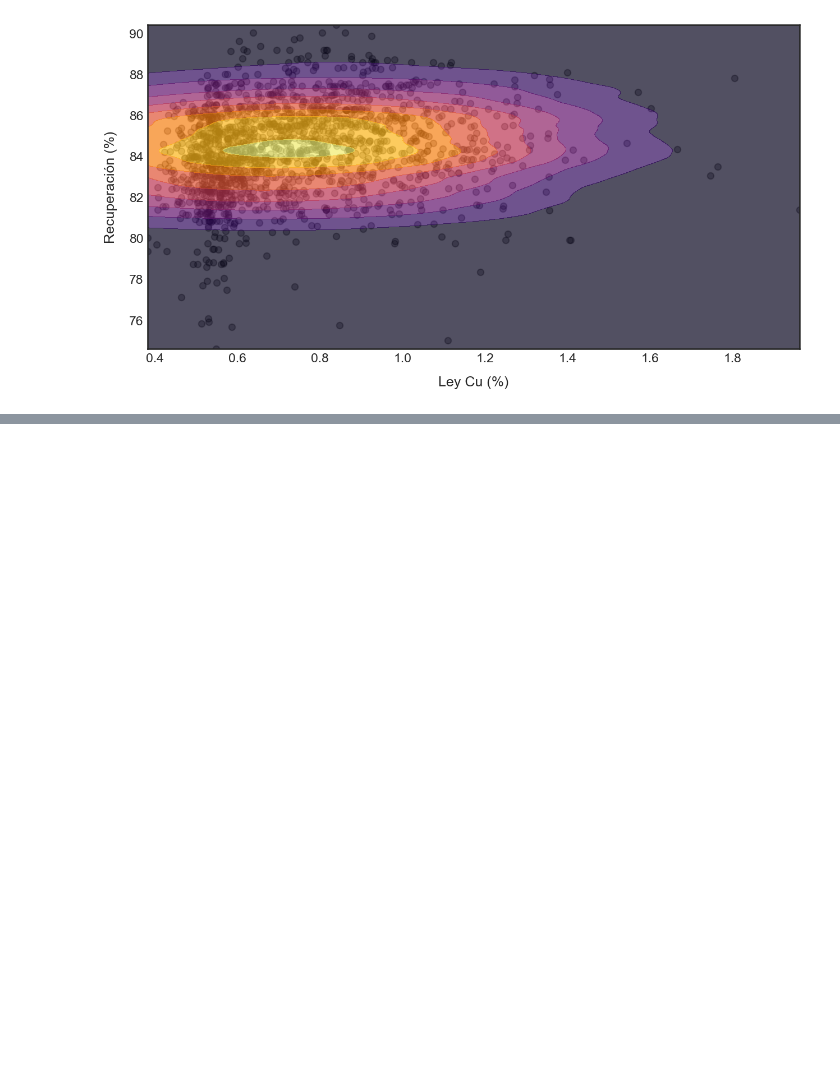
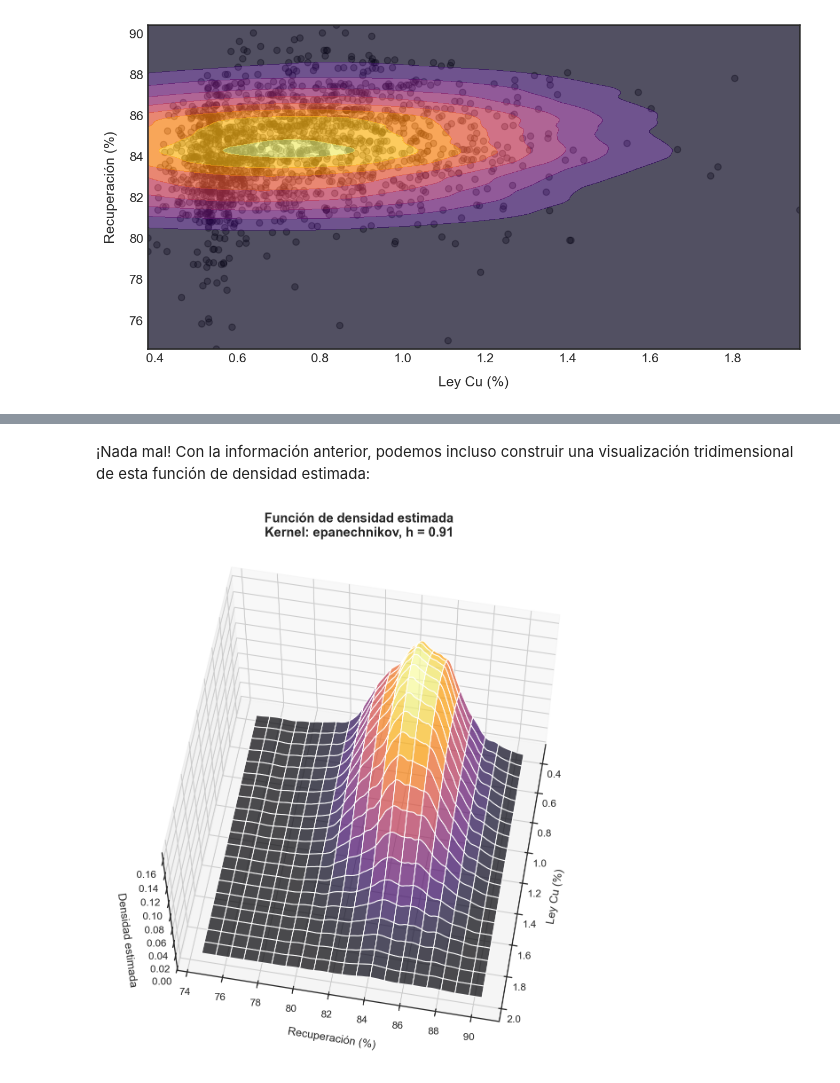
Before and after one commit to rquezadac/udd_data_analytics_lectures, a Jupyter notebook: seccion_04_scipy/clase_4_1.ipynb, the cells around one changed output, grey strips where cells are left out. Drawn from its saved outputs; the diff is of its cells as text; code cells hidden in the pictures; blank space fills up the shorter version.

```diff
--- a/seccion_04_scipy/clase_4_1.ipynb
+++ b/seccion_04_scipy/clase_4_1.ipynb
@@ -1042,0 +974,17 @@ El AIC tiene sus fundamentos en la teoría de la información
+# %% [markdown]
+¡Nada mal! Con la información anterior, podemos incluso construir una visualización tridimensional de esta función de densidad estimada:
+# %%
+# Representación tridimensional de la función de densidad conjunta.
+fig = plt.figure(figsize=(14, 10))
+ax = plt.axes(projection="3d")
+ax.plot_surface(u1, u2, kde_pred.reshape(u1.shape), rstride=10, alpha=0.7, cmap="inferno")
+ax.set_xlabel("Ley Cu (%)", fontsize=12, labelpad=10)
+ax.set_ylabel("Recuperación (%)", fontsize=12, labelpad=10)
+ax.set_zlabel("Densidad estimada", fontsize=12, labelpad=10)
+ax.set_title(
+    "Función de densidad estimada\n" + f"Kernel: {kde_best.kernel}, h = {round(kde_best.bandwidth, 2)}",
+    fontsize=14, fontweight="bold", pad=10
+)
+ax.view_init(60, 10);
+# %% [output]
+[figure, added]
```
Also changed, not shown: parts of 101 cells of this notebook, 1 other file.
